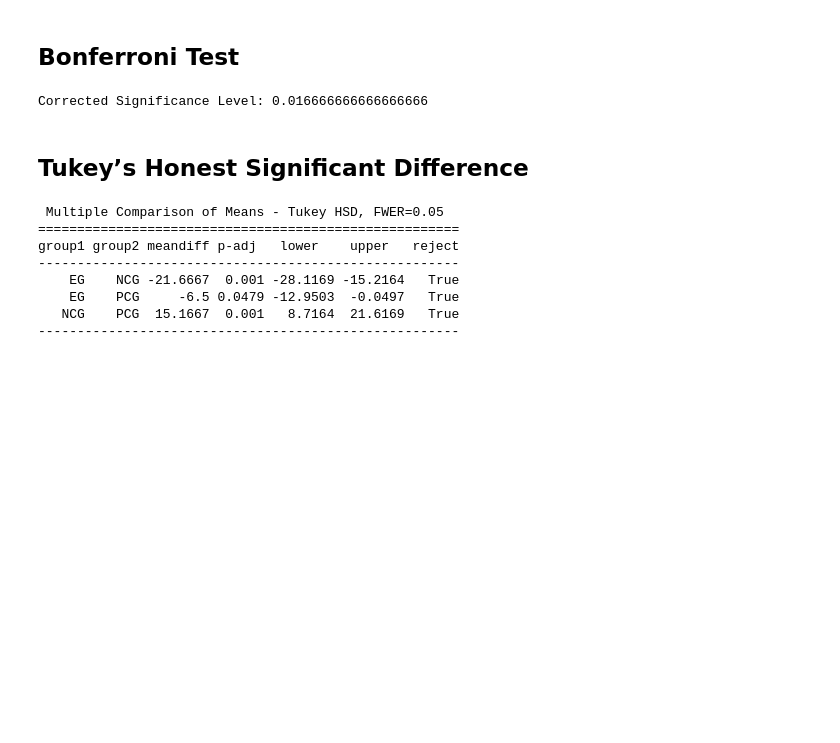
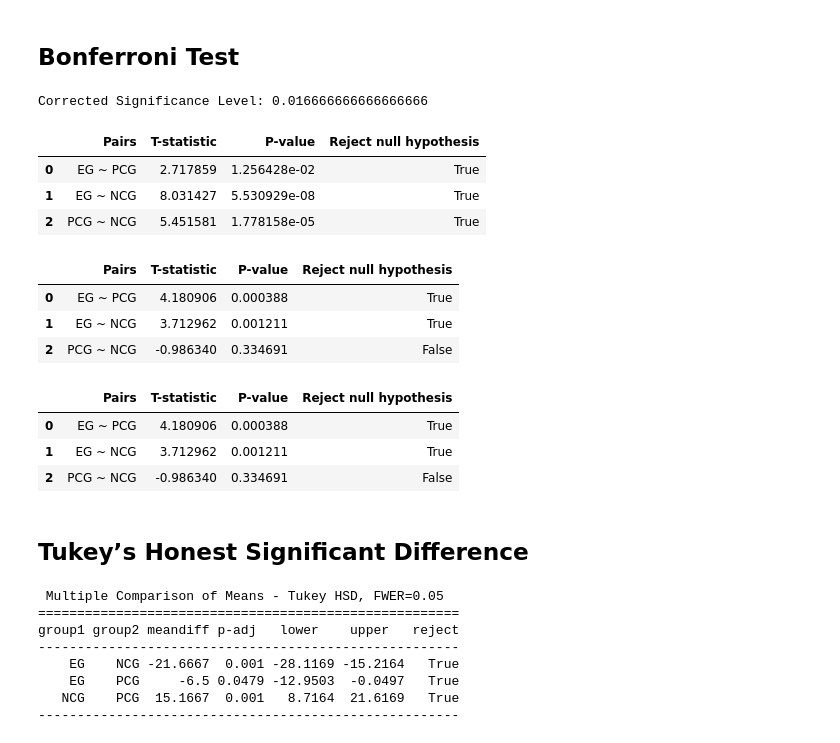
Before and after one commit to CSjianbel/African-Marigold-Analysis, a Jupyter notebook: African Marigold Data Analysis.ipynb, the cells around one changed output. Saved outputs shown, nothing was run; the diff lists cells and outputs as text; code cells hidden in the pictures; blank space fills up the shorter version.

```diff
--- a/African Marigold Data Analysis.ipynb
+++ b/African Marigold Data Analysis.ipynb
@@ -324,24 +324,31 @@ Corrected Significance Level: 0.016666666666666666
 # %%
 # Find where the significant difference lies for the Height (cm) parameter
 height_test =  {
     "Pairs": [],
     "T-statistic": [],
     "P-value": [],
     "Reject null hypothesis": []
 }
 
 for p1, p2 in pairs:
     height_test["Pairs"].append(f"{p1.iloc[0]['Treatment']} ~ {p2.iloc[0]['Treatment']}")
     # T-test
     t, p = stats.ttest_ind(p1["Height (cm)"], p2["Height (cm)"])
     height_test["T-statistic"].append(t)
     height_test["P-value"].append(p)
     height_test["Reject null hypothesis"].append(True if p < corr_sig_level else False)
 
 # Convert to DataFrame
 height_test = pd.DataFrame(height_test)
 # Save as csv
 height_test.to_csv("height_test.csv", index=False)
+# View Results
+height_test
+# %% [output]
+|  | Pairs | T-statistic | P-value | Reject null hypothesis |
+| 0 | EG ~ PCG | 2.717859 | 1.256428e-02 | True |
+| 1 | EG ~ NCG | 8.031427 | 5.530929e-08 | True |
+| 2 | PCG ~ NCG | 5.451581 | 1.778158e-05 | True |
 # %%
 # Find where the significant difference lies for the No. of leaves parameter
 no_leaves_test =  {
@@ -363,6 +370,13 @@ for p1, p2 in pairs:
 no_leaves_test = pd.DataFrame(no_leaves_test)
 # Save as csv
 no_leaves_test.to_csv("no_leaves_test.csv", index=False)
+# View Results
+no_leaves_test
+# %% [output]
+|  | Pairs | T-statistic | P-value | Reject null hypothesis |
+| 0 | EG ~ PCG | 4.180906 | 0.000388 | True |
+| 1 | EG ~ NCG | 3.712962 | 0.001211 | True |
+| 2 | PCG ~ NCG | -0.986340 | 0.334691 | False |
 # %%
 # Find where the significant difference lies for the Length of leaves parameter
 total_leaves_test =  {
@@ -384,6 +398,13 @@ for p1, p2 in pairs:
 total_leaves_test = pd.DataFrame(total_leaves_test)
 # Save as csv
 total_leaves_test.to_csv("total_leaves_test.csv", index=False)
+# View Results
+total_leaves_test
+# %% [output]
+|  | Pairs | T-statistic | P-value | Reject null hypothesis |
+| 0 | EG ~ PCG | 4.180906 | 0.000388 | True |
+| 1 | EG ~ NCG | 3.712962 | 0.001211 | True |
+| 2 | PCG ~ NCG | -0.986340 | 0.334691 | False |
 # %% [markdown]
 ## Tukey’s Honest Significant Difference
 # %%
```
Also changed, not shown: parts of 7 cells of this notebook, 2 other files.
